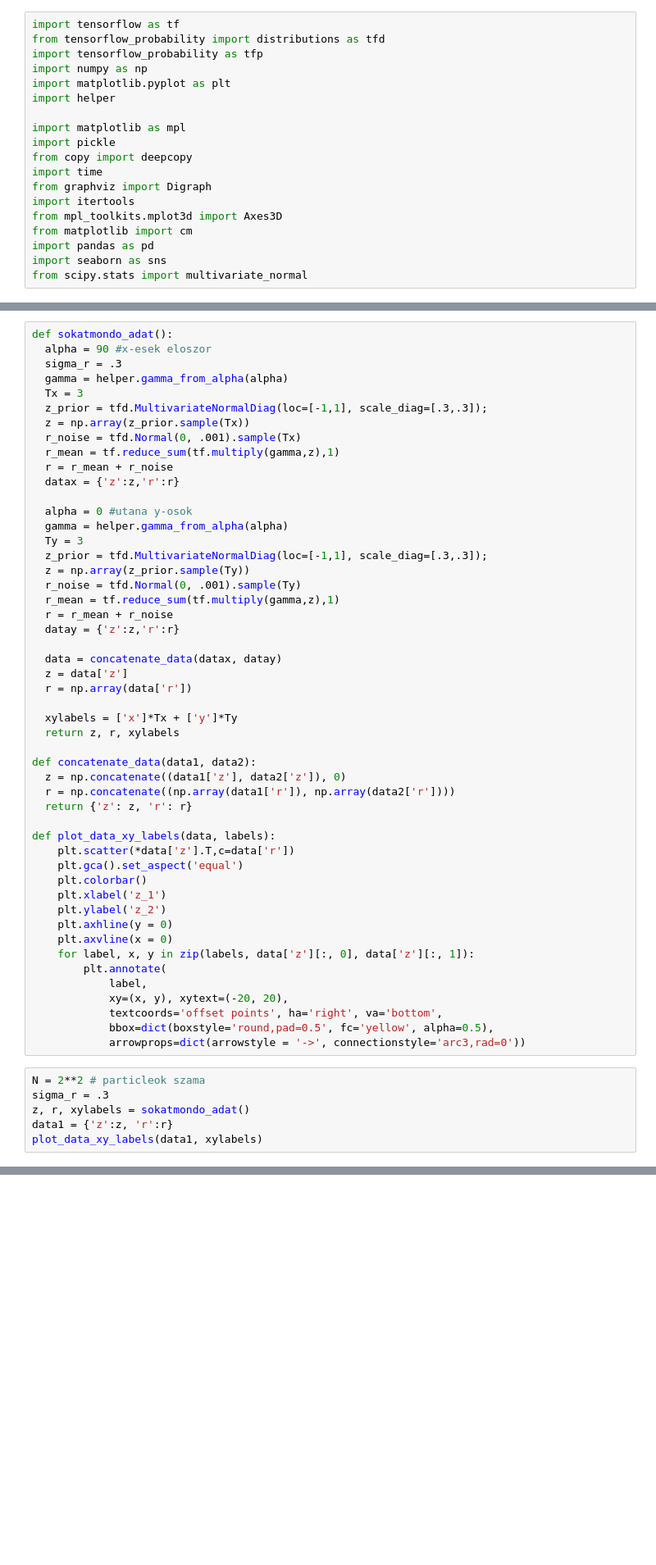
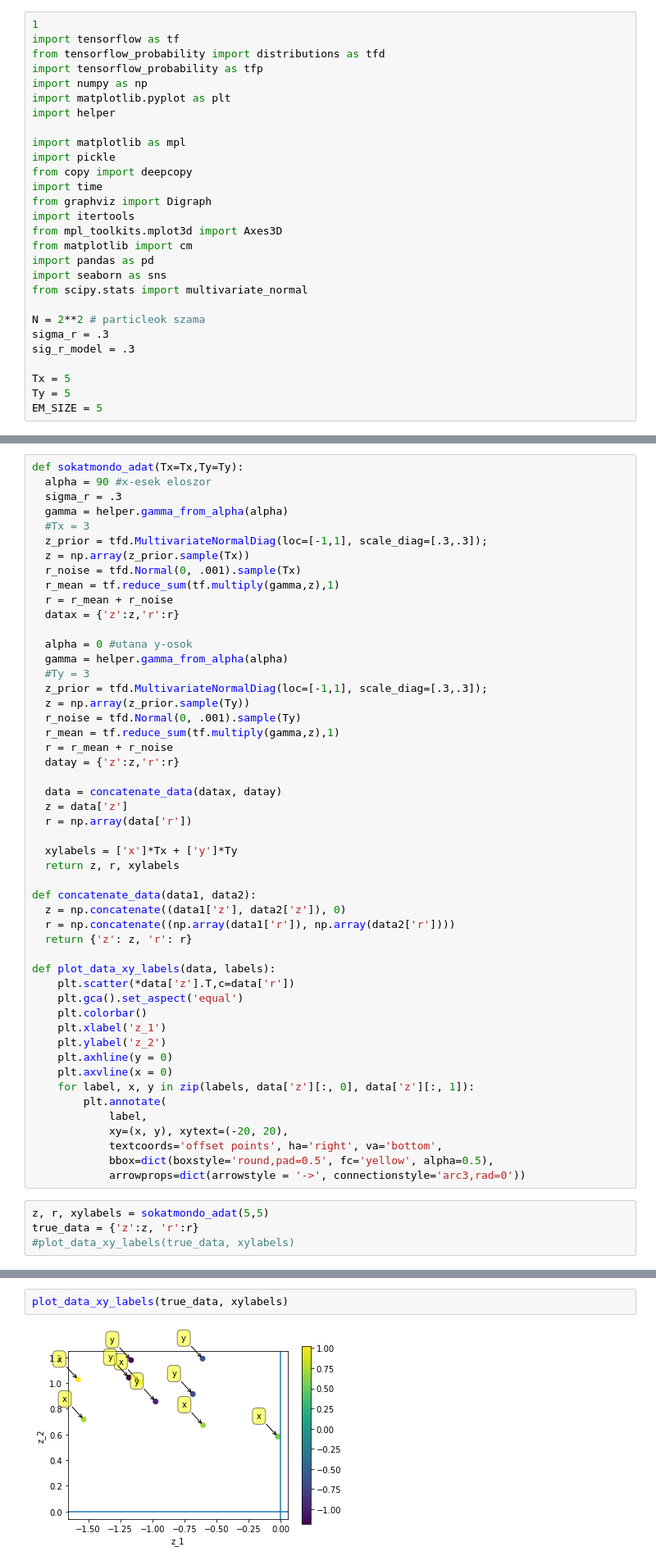
Before and after one commit to CSNLWigner/Continual-learning-with-structure-learning, a Jupyter notebook: dream_data_test.ipynb, the cells around one changed output, grey strips where cells are left out. Shown at 82% size. Cells and saved outputs as stored; diff of their text form; blank space fills up the shorter version.

Commit message:
dream data model change

```diff
--- a/dream_data_test.ipynb
+++ b/dream_data_test.ipynb
@@ -1,4 +1,5 @@
 # %%
+1
 import tensorflow as tf
 from tensorflow_probability import distributions as tfd
 import tensorflow_probability as tfp
@@ -17,3 +18,11 @@ from matplotlib import cm
 import pandas as pd
 import seaborn as sns
 from scipy.stats import multivariate_normal
+
+N = 2**2 # particleok szama
+sigma_r = .3
+sig_r_model = .3
+
+Tx = 5
+Ty = 5
+EM_SIZE = 5
@@ -22,9 +29,9 @@ from scipy.stats import multivariate_normal
 # %%
-def sokatmondo_adat():
+def sokatmondo_adat(Tx=Tx,Ty=Ty):
   alpha = 90 #x-esek eloszor
   sigma_r = .3
   gamma = helper.gamma_from_alpha(alpha)
-  Tx = 3
+  #Tx = 3
   z_prior = tfd.MultivariateNormalDiag(loc=[-1,1], scale_diag=[.3,.3]);
   z = np.array(z_prior.sample(Tx))
   r_noise = tfd.Normal(0, .001).sample(Tx)
@@ -34,7 +41,7 @@ def sokatmondo_adat():
 
   alpha = 0 #utana y-osok
   gamma = helper.gamma_from_alpha(alpha)
-  Ty = 3
+  #Ty = 3
   z_prior = tfd.MultivariateNormalDiag(loc=[-1,1], scale_diag=[.3,.3]);
   z = np.array(z_prior.sample(Ty))
   r_noise = tfd.Normal(0, .001).sample(Ty)
@@ -70,8 +77,6 @@ def plot_data_xy_labels(data, labels):
             bbox=dict(boxstyle='round,pad=0.5', fc='yellow', alpha=0.5),
             arrowprops=dict(arrowstyle = '->', connectionstyle='arc3,rad=0'))
 # %%
-N = 2**2 # particleok szama
-sigma_r = .3
-z, r, xylabels = sokatmondo_adat()
-data1 = {'z':z, 'r':r}
-plot_data_xy_labels(data1, xylabels)
+z, r, xylabels = sokatmondo_adat(5,5)
+true_data = {'z':z, 'r':r}
+#plot_data_xy_labels(true_data, xylabels)
@@ -90,0 +83,4 @@ samples = posterior.sample(10)
+# %%
+plot_data_xy_labels(true_data, xylabels)
+# %% [output]
+[figure, added]
```
Also changed, not shown: parts of 21 cells of this notebook, 1 other file.
